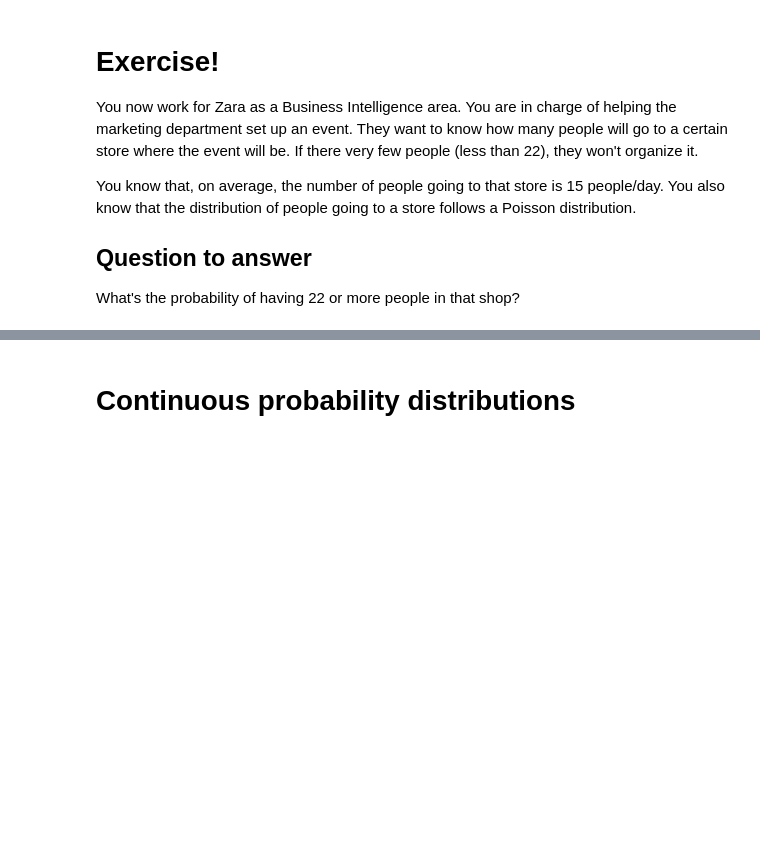
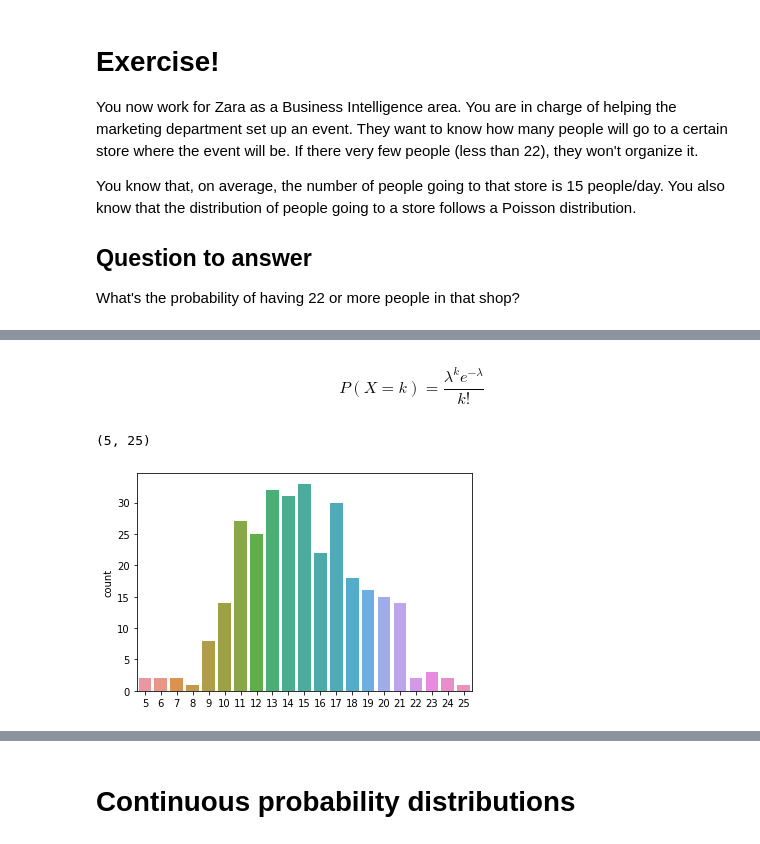
Before and after one commit to Ironhack-Data-Madrid-Febrero-2021/Classroom-Materials, a Jupyter notebook: module-2/4-continuous-probability-distributions.ipynb, the cells around one changed output, grey strips where cells are left out. Cells and saved outputs as stored; diff of their text form; code cells hidden in the pictures; blank space fills up the shorter version.

```diff
--- a/module-2/4-continuous-probability-distributions.ipynb
+++ b/module-2/4-continuous-probability-distributions.ipynb
@@ -32,0 +46,2 @@ What's the probability of having 22 or more people in that shop?
+# %% [markdown]
+$$P(X=k)=\frac{\lambda ^{k}e^{-\lambda }}{k!}$$
@@ -32,0 +50,15 @@ What's the probability of having 22 or more people in that shop?
+# %%
+my_poisson = poisson(mu=15)
+# %%
+my_sampled_values = my_poisson.rvs(size=300)
+# %%
+max_value = my_sampled_values.max()
+min_value = my_sampled_values.min()
+
+min_value, max_value
+# %% [output]
+(5, 25)
+# %%
+ax = sns.countplot(x=my_sampled_values)
+# %% [output]
+[figure, added]
```
Also changed, not shown: parts of 71 cells of this notebook.
